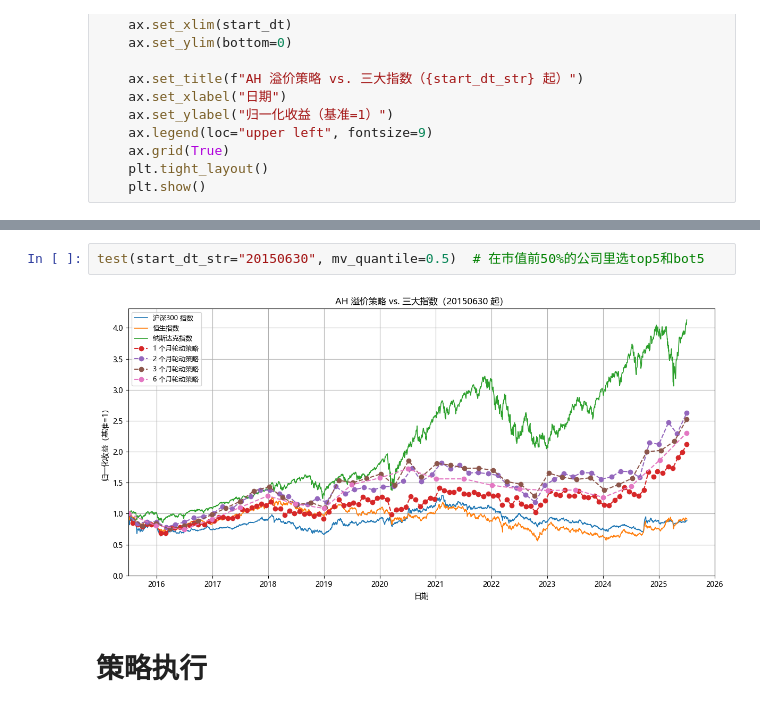
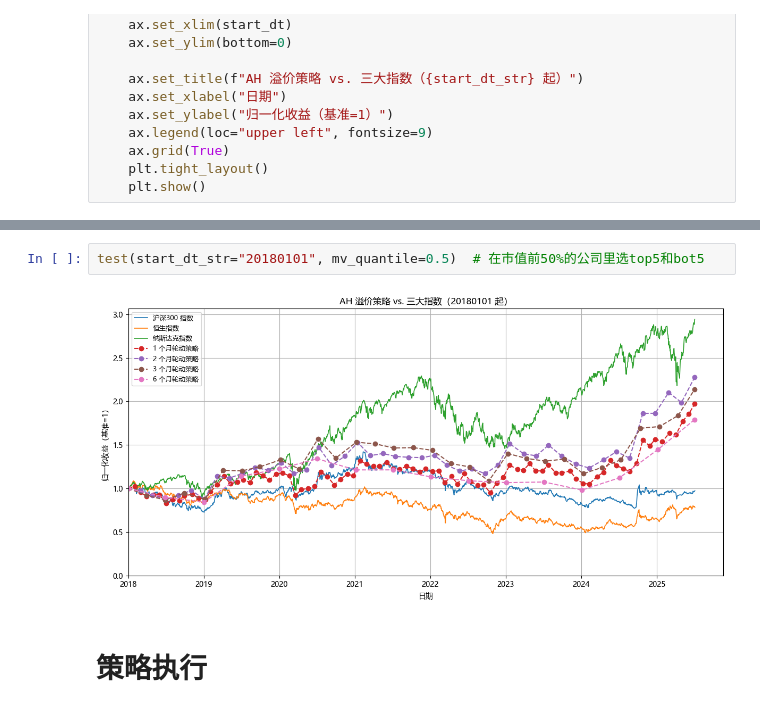
Before and after one commit to Raytto/Quant_strategy_ahp, a Jupyter notebook: strategy_AH_premium_3_cap.ipynb, the cells around one changed output, grey strips where cells are left out. Saved outputs shown, nothing was run; the diff lists cells and outputs as text.

```diff
--- a/strategy_AH_premium_3_cap.ipynb
+++ b/strategy_AH_premium_3_cap.ipynb
@@ -385,7 +386,7 @@ test(start_dt_str="20150630", split_n=8)  # 改选top2和bot2
 # %%
-test(start_dt_str="20150630", mv_quantile=0.5)  # 在市值前50%的公司里选top5和bot5
+test(start_dt_str="20180101", mv_quantile=0.5)  # 在市值前50%的公司里选top5和bot5
 # %% [output]
-[figure, old version]
+[figure, new version]
 # %% [markdown]
 # 策略执行
 # %%
```
Also changed, not shown: parts of 4 cells of this notebook, 3 other files.
